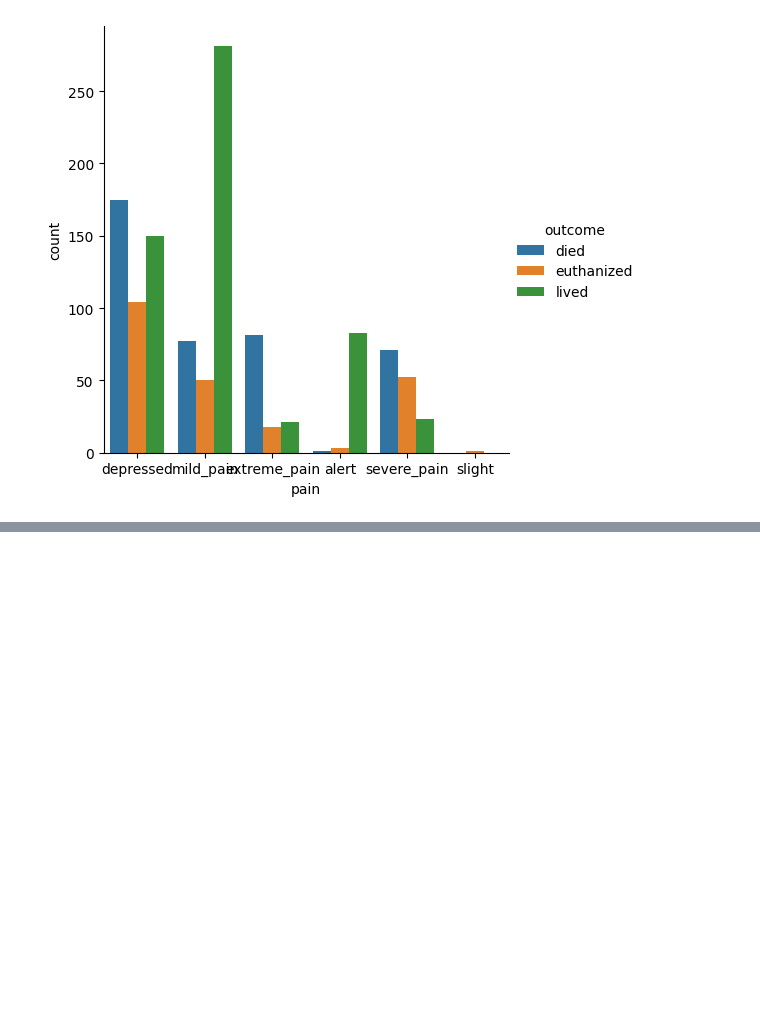
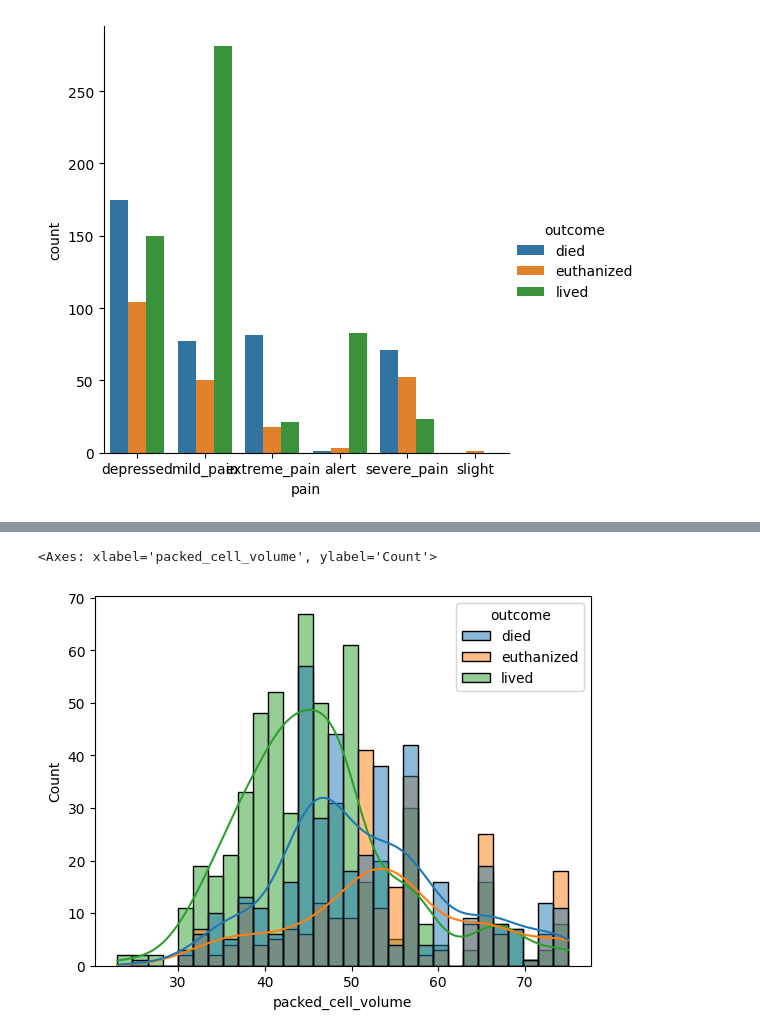
Before and after one commit to Iouize/e2, a Jupyter notebook: notebook_after.ipynb, the cells around one changed output, grey strips where cells are left out. Saved outputs shown, nothing was run; the diff lists cells and outputs as text; code cells hidden in the pictures; blank space fills up the shorter version.

```diff
--- a/notebook_after.ipynb
+++ b/notebook_after.ipynb
@@ -73,0 +142,5 @@ sns.catplot(data=train, x="pain", hue="outcome", kind="count")
+# %%
+sns.histplot(data=train, x="packed_cell_volume", hue="outcome", kde=True, bins=30)
+# %% [output]
+<Axes: xlabel='packed_cell_volume', ylabel='Count'>
+[figure, added]
```
Also changed, not shown: parts of 26 cells of this notebook, 1 other file.
